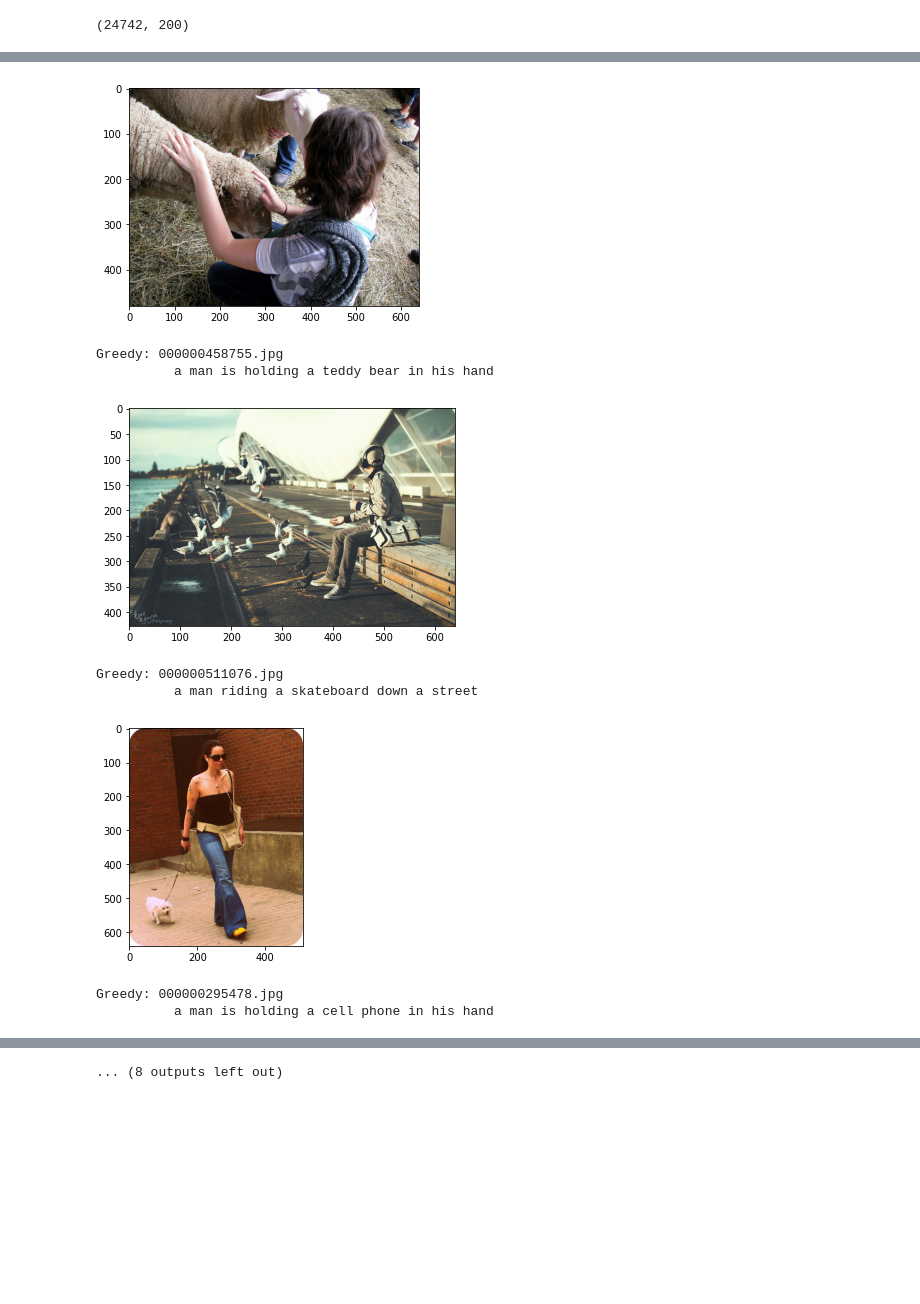
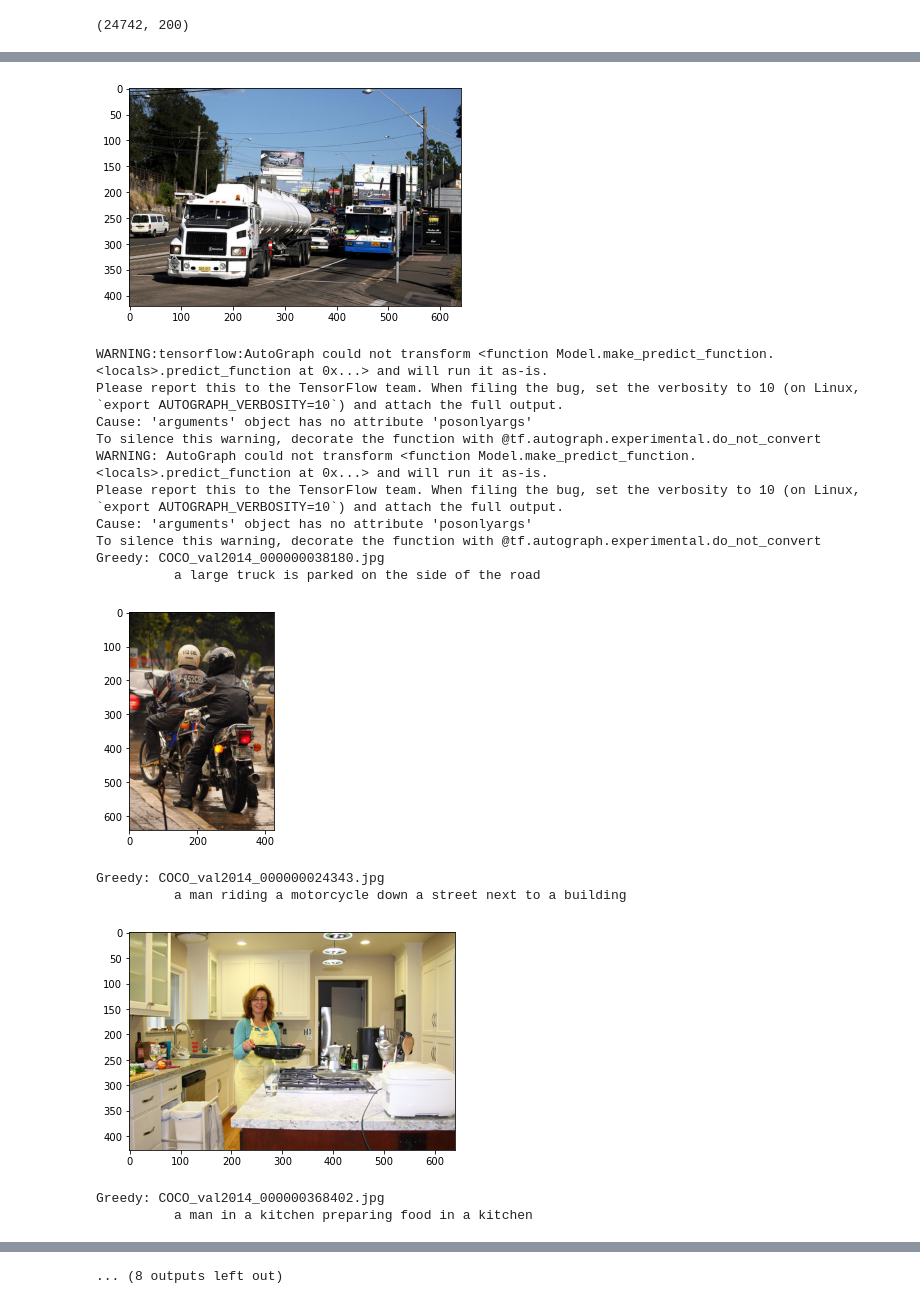
Before and after one commit to ramg93/Image-Captioning, a Jupyter notebook: machine_learning.ipynb, the cells around one changed output, grey strips where cells are left out. Cells and saved outputs as stored; diff of their text form; code cells hidden in the pictures; blank space fills up the shorter version.

```diff
--- a/machine_learning.ipynb
+++ b/machine_learning.ipynb
@@ -137,6 +130,0 @@ print(len(new_voc_tr), len(new_voc_v))
-# %%
-# join vocabularies, captions and preprocessed images
-
-new_voc = new_voc_tr + new_voc_v
-caps, features = {**tr_caps, **v_caps}, {**train_features, **test_features}
-print(len(new_voc), len(caps), len(features))
@@ -220,23 +209,3 @@ for word, i in tqdm(wordtoix.items()):
 embedding_matrix.shape
 # %% [output]
 (24742, 200)
-# %%
-
-inputs1 = Input(shape=(2048,))
-fe1 = Dropout(0.5)(inputs1)
-fe2 = Dense(256, activation='relu')(fe1)
-inputs2 = Input(shape=(max_length,))
-se1 = Embedding(vocab_size, embedding_dim, mask_zero=True)(inputs2)
-se2 = Dropout(0.5)(se1)
-se3 = LSTM(256)(se2)
-decoder1 = add([fe2, se3])
-decoder2 = Dense(256, activation='relu')(decoder1)
-outputs = Dense(vocab_size, activation='softmax')(decoder2)
-model = Model(inputs=[inputs1, inputs2], outputs=outputs)
-
-model.layers[2]
-model.layers[2].set_weights([embedding_matrix])
-model.layers[2].trainable = False
-model.compile(loss='categorical_crossentropy', optimizer='adam')
-
-model.summary()
@@ -345,7 +533,7 @@ for k, cap in caps.items():
 
 print('training data: {} \nvalidation data: {}'.format(len(caps_tr), len(caps_v)))
 
-epochs = 5
+epochs = 10
 number_pics_per_bath = 10
 steps_tr = len(caps_tr)//number_pics_per_bath
 steps_v = len(caps_v)//number_pics_per_bath
@@ -364,7 +552,7 @@ for i in range(epochs):
             return 0.001
         callback = tf.keras.callbacks.LearningRateScheduler(scheduler)
 
-
+# model.fit_generator
     model.fit_generator(gen,
                     epochs=1,
                     steps_per_epoch=steps_tr, verbose=1,
@@ -374,7 +562,7 @@ for i in range(epochs):
 
     model.save('data/model_tr75val25_' + str(i) + '.h5')
 
-epochs = 2
+epochs = 10
 number_pics_per_bath = 10
 steps_v = len(caps_v)//number_pics_per_bath
 
@@ -478,4 +594,4 @@ for i in range(epochs):
 # %%
-model = tf.keras.models.load_model('codelab/models/model_val25_6.h5')
+model = tf.keras.models.load_model('data/models/.h5')
 model.summary()
 # %% [output]
@@ -515,20 +631,28 @@ def greedySearch(photo):
 # %%
 import random
 for _ in range(10):
-    z = random.choice(range(len(final_features)))
-    pic = list(final_features.keys())[z]
-    image = final_features[pic].reshape((1,2048))
-    x=plt.imread('codelab/val2017/'+pic)
+    z = random.choice(range(len(test_features)))
+    pic = list(test_features.keys())[z]
+    image = test_features[pic].reshape((1,2048))
+    x=plt.imread('data/val2014/'+pic)
     plt.imshow(x)
     plt.show()
     print("Greedy: {} \n\t ".format(pic),greedySearch(image))
 # %% [output]
-[figure, old version]
+[figure, new version]
-Greedy: 000000458755.jpg
-          a man is holding a teddy bear in his hand
+WARNING:tensorflow:AutoGraph could not transform <function Model.make_predict_function.<locals>.predict_function at 0x...> and will run it as-is.
+Please report this to the TensorFlow team. When filing the bug, set the verbosity to 10 (on Linux, `export AUTOGRAPH_VERBOSITY=10`) and attach the full output.
+Cause: 'arguments' object has no attribute 'posonlyargs'
+To silence this warning, decorate the function with @tf.autograph.experimental.do_not_convert
+WARNING: AutoGraph could not transform <function Model.make_predict_function.<locals>.predict_function at 0x...> and will run it as-is.
+Please report this to the TensorFlow team. When filing the bug, set the verbosity to 10 (on Linux, `export AUTOGRAPH_VERBOSITY=10`) and attach the full output.
+Cause: 'arguments' object has no attribute 'posonlyargs'
+To silence this warning, decorate the function with @tf.autograph.experimental.do_not_convert
+Greedy: COCO_val2014_000000038180.jpg
+          a large truck is parked on the side of the road
-[figure, old version]
+[figure, new version]
-Greedy: 000000511076.jpg
-          a man riding a skateboard down a street
+Greedy: COCO_val2014_000000024343.jpg
+          a man riding a motorcycle down a street next to a building
-[figure, old version]
+[figure, new version]
-Greedy: 000000295478.jpg
-          a man is holding a cell phone in his hand
+Greedy: COCO_val2014_000000368402.jpg
+          a man in a kitchen preparing food in a kitchen
```
Also changed, not shown: parts of 25 cells of this notebook, 3 other files.
